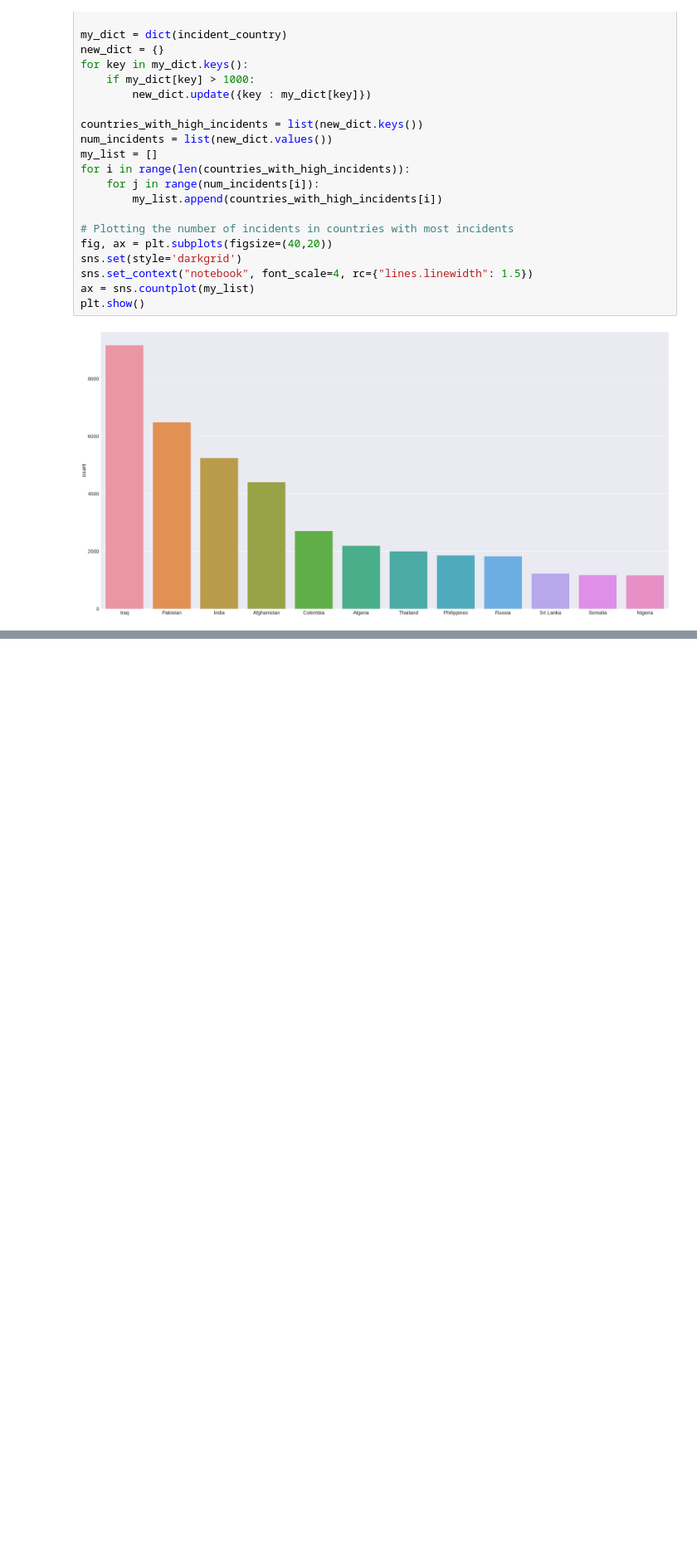
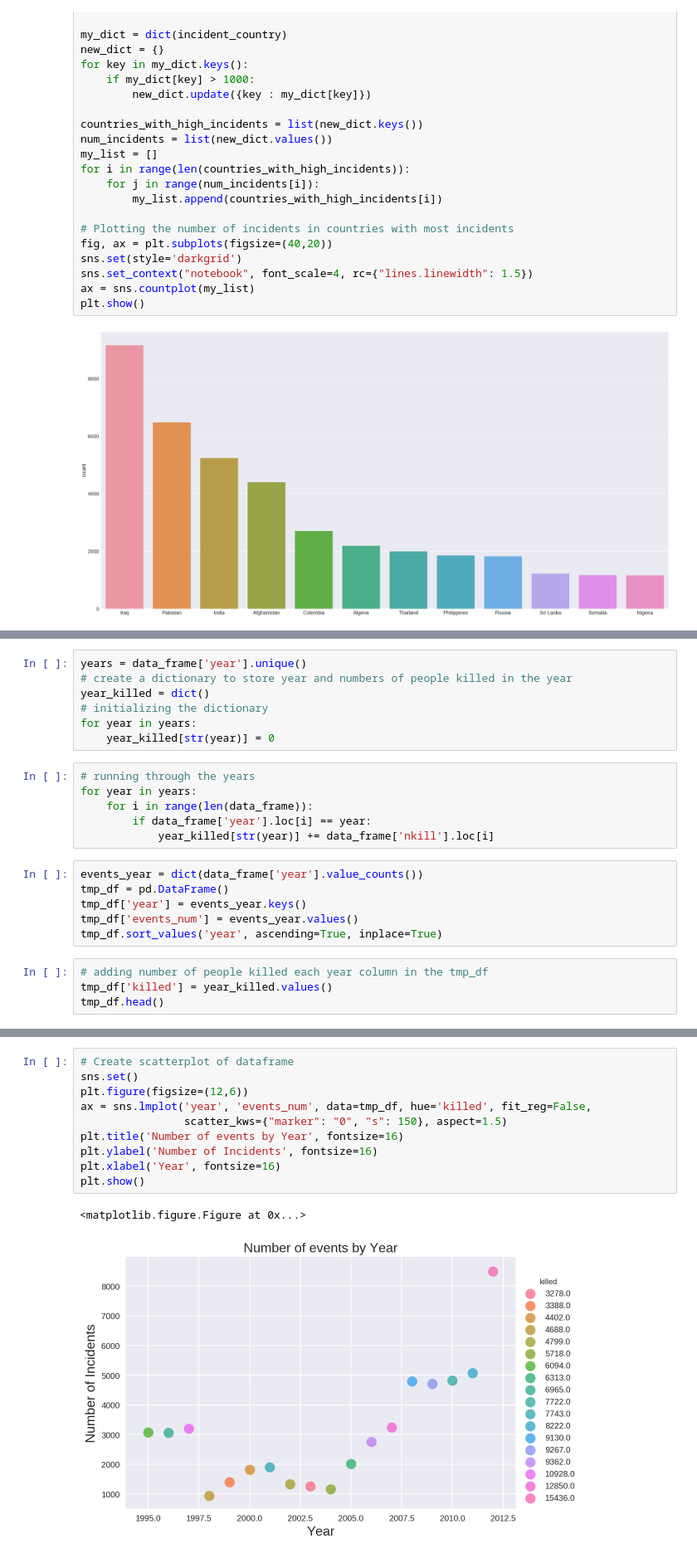
Before and after one commit to rnepal2/Global-Terrorism-Data-Analysis, a Jupyter notebook: gtd_analysis.ipynb, the cells around one changed output, grey strips where cells are left out. Shown at 83% size. Cells and saved outputs as stored; diff of their text form; blank space fills up the shorter version.

```diff
--- a/gtd_analysis.ipynb
+++ b/gtd_analysis.ipynb
@@ -654,0 +451,23 @@ sgd.score(x_train_list[54000:], y_train_list[54000:])
+# %%
+years = data_frame['year'].unique()
+# create a dictionary to store year and numbers of people killed in the year
+year_killed = dict()
+# initializing the dictionary
+for year in years:
+    year_killed[str(year)] = 0
+# %%
+# running through the years
+for year in years:
+    for i in range(len(data_frame)):
+        if data_frame['year'].loc[i] == year:
+            year_killed[str(year)] += data_frame['nkill'].loc[i]
+# %%
+events_year = dict(data_frame['year'].value_counts())
+tmp_df = pd.DataFrame()
+tmp_df['year'] = events_year.keys()
+tmp_df['events_num'] = events_year.values()
+tmp_df.sort_values('year', ascending=True, inplace=True)
+# %%
+# adding number of people killed each year column in the tmp_df
+tmp_df['killed'] = year_killed.values()
+tmp_df.head()
@@ -654,0 +481,13 @@ sgd.score(x_train_list[54000:], y_train_list[54000:])
+# %%
+# Create scatterplot of dataframe
+sns.set()
+plt.figure(figsize=(12,6))
+ax = sns.lmplot('year', 'events_num', data=tmp_df, hue='killed', fit_reg=False,
+                scatter_kws={"marker": "0", "s": 150}, aspect=1.5)
+plt.title('Number of events by Year', fontsize=16)
+plt.ylabel('Number of Incidents', fontsize=16)
+plt.xlabel('Year', fontsize=16)
+plt.show()
+# %% [output]
+<matplotlib.figure.Figure at 0x...>
+[figure, added]
```
Also changed, not shown: parts of 97 cells of this notebook.
